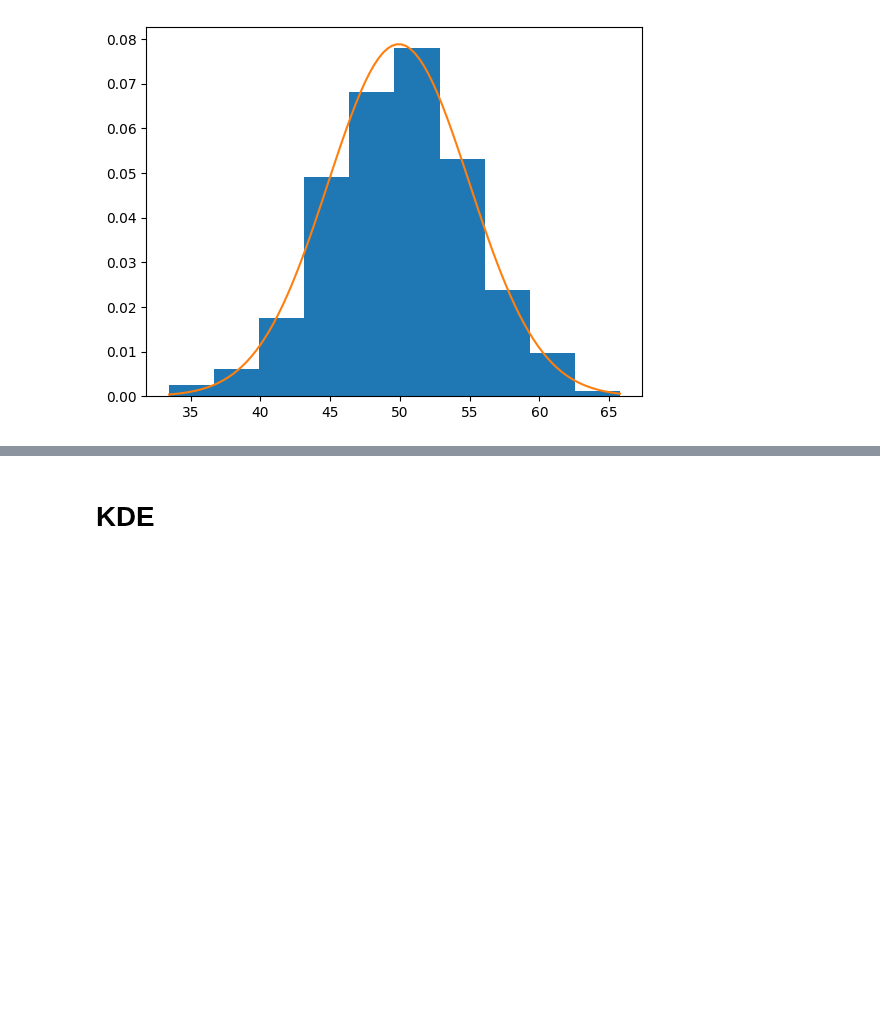
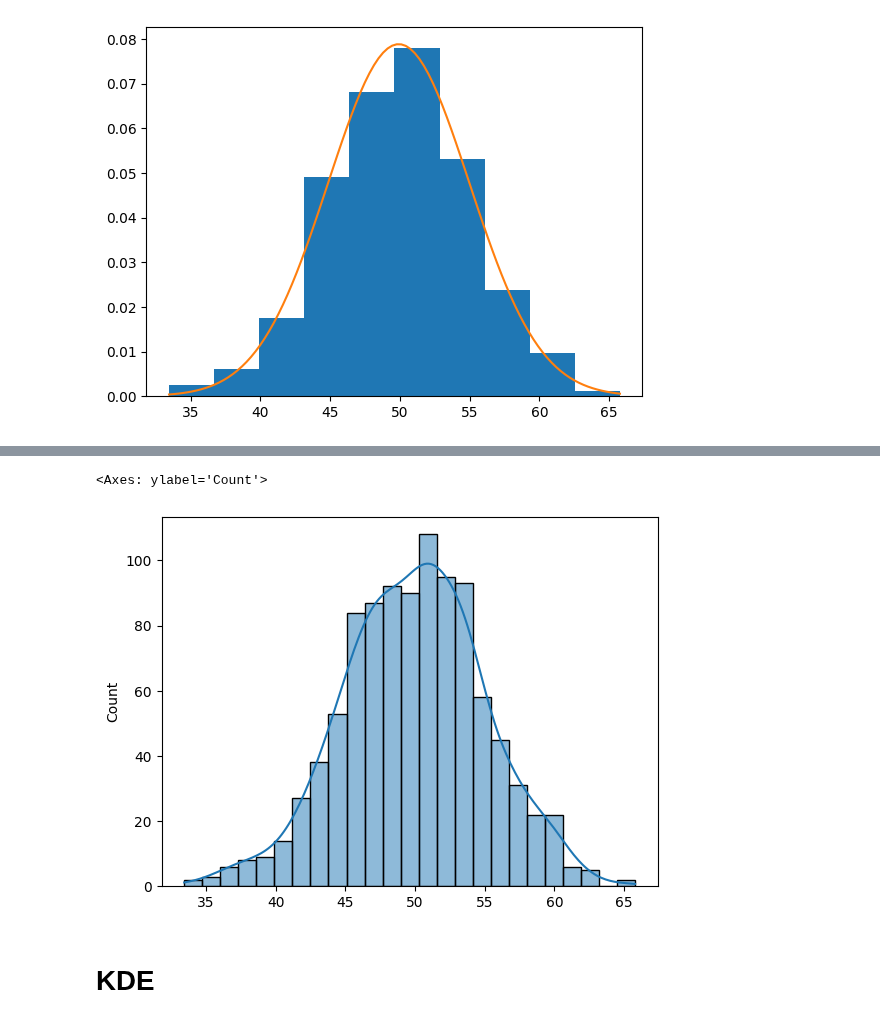
Before and after one commit to sourabhms66/statistics, a Jupyter notebook: session_40.ipynb, the cells around one changed output, grey strips where cells are left out. Cells and saved outputs as stored; diff of their text form; code cells hidden in the pictures; blank space fills up the shorter version.

```diff
--- a/session_40.ipynb
+++ b/session_40.ipynb
@@ -316,3 +318,9 @@ sns.plot(sample)
+# %%
+import seaborn as sns
+sns.histplot(sample, kde=True)
+# %% [output]
+<Axes: ylabel='Count'>
+[figure, added]
 # %% [markdown]
 # KDE
 # %%
```
Also changed, not shown: parts of 2 cells of this notebook.
